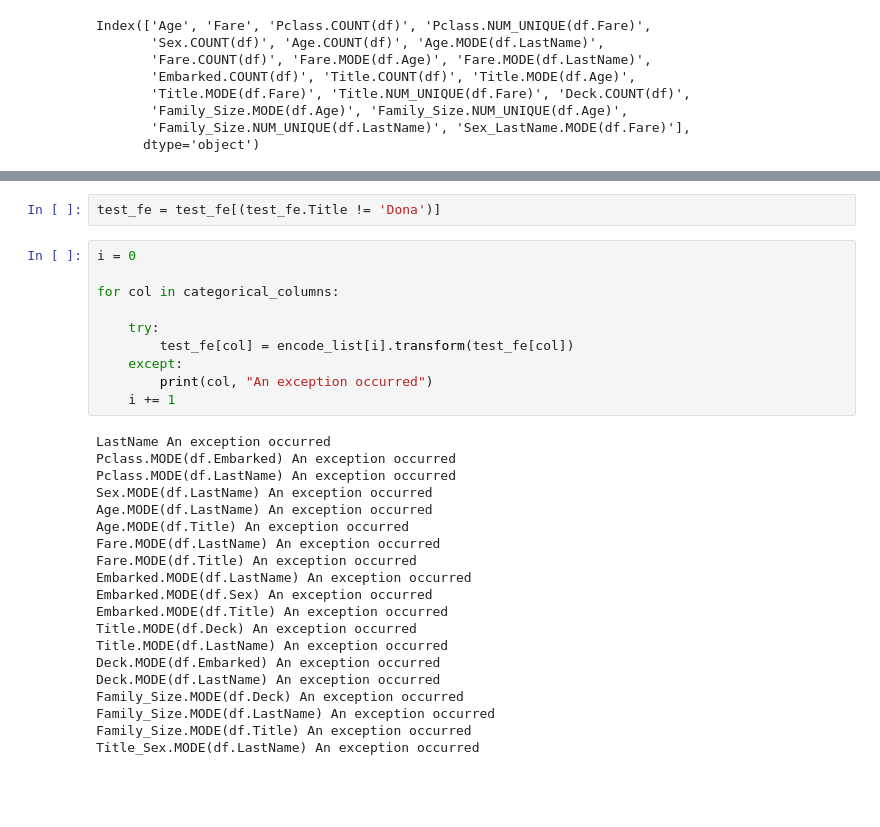
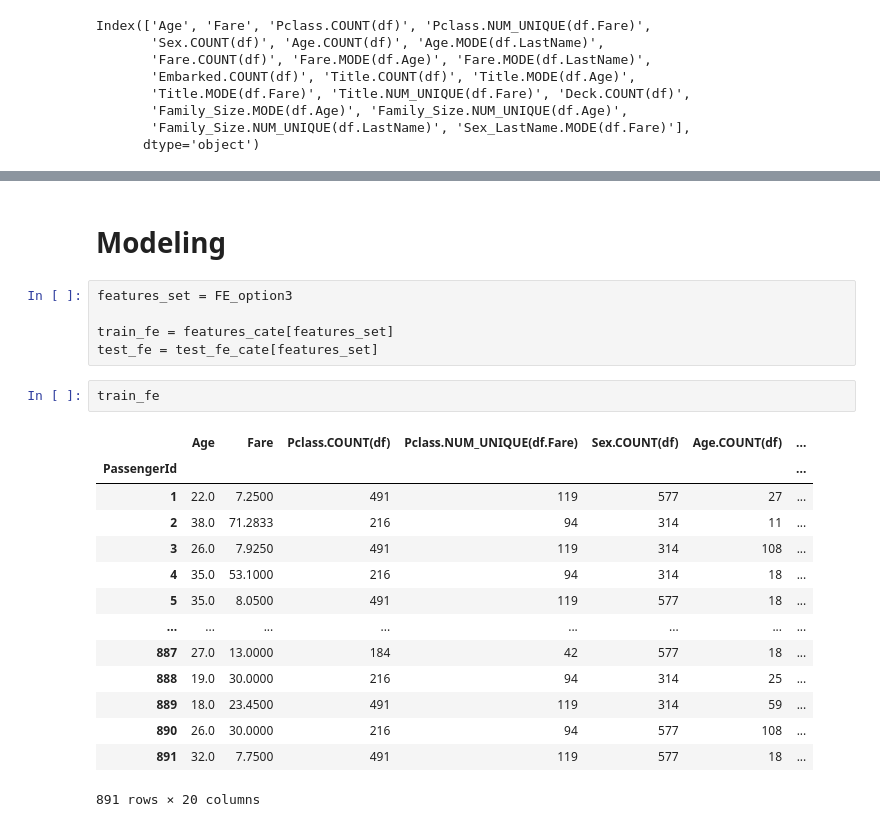
Before and after one commit to dongzhang84/Featuretools, a Jupyter notebook: Titanic_Featuretools_automation_1.ipynb, the cells around one changed output, grey strips where cells are left out. Cells and saved outputs as stored; diff of their text form; blank space fills up the shorter version.

```diff
--- a/Titanic_Featuretools_automation_1.ipynb
+++ b/Titanic_Featuretools_automation_1.ipynb
@@ -528,33 +561,25 @@ features[categorical_columns]
-# %%
-test_fe = test_fe[(test_fe.Title != 'Dona')]
-# %%
-i = 0
-
-for col in categorical_columns:
-
-    try:
-        test_fe[col] = encode_list[i].transform(test_fe[col])
-    except:
-        print(col, "An exception occurred")
-    i += 1
-# %% [output]
-LastName An exception occurred
-Pclass.MODE(df.Embarked) An exception occurred
-Pclass.MODE(df.LastName) An exception occurred
-Sex.MODE(df.LastName) An exception occurred
-Age.MODE(df.LastName) An exception occurred
-Age.MODE(df.Title) An exception occurred
-Fare.MODE(df.LastName) An exception occurred
-Fare.MODE(df.Title) An exception occurred
-Embarked.MODE(df.LastName) An exception occurred
-Embarked.MODE(df.Sex) An exception occurred
-Embarked.MODE(df.Title) An exception occurred
-Title.MODE(df.Deck) An exception occurred
-Title.MODE(df.LastName) An exception occurred
-Deck.MODE(df.Embarked) An exception occurred
-Deck.MODE(df.LastName) An exception occurred
-Family_Size.MODE(df.Deck) An exception occurred
-Family_Size.MODE(df.LastName) An exception occurred
-Family_Size.MODE(df.Title) An exception occurred
-Title_Sex.MODE(df.LastName) An exception occurred
+# %% [markdown]
+# Modeling
+# %%
+features_set = FE_option3
+
+train_fe = features_cate[features_set]
+test_fe = test_fe_cate[features_set]
+# %%
+train_fe
+# %% [output]
+|  | Age | Fare | Pclass.COUNT(df) | Pclass.NUM_UNIQUE(df.Fare) | Sex.COUNT(df) | Age.COUNT(df) | ... |
+| PassengerId |  |  |  |  |  |  | ... |
+| 1 | 22.0 | 7.2500 | 491 | 119 | 577 | 27 | ... |
+| 2 | 38.0 | 71.2833 | 216 | 94 | 314 | 11 | ... |
+| 3 | 26.0 | 7.9250 | 491 | 119 | 314 | 108 | ... |
+| 4 | 35.0 | 53.1000 | 216 | 94 | 314 | 18 | ... |
+| 5 | 35.0 | 8.0500 | 491 | 119 | 577 | 18 | ... |
+| ... | ... | ... | ... | ... | ... | ... | ... |
+| 887 | 27.0 | 13.0000 | 184 | 42 | 577 | 18 | ... |
+| 888 | 19.0 | 30.0000 | 216 | 94 | 314 | 25 | ... |
+| 889 | 18.0 | 23.4500 | 491 | 119 | 314 | 59 | ... |
+| 890 | 26.0 | 30.0000 | 216 | 94 | 577 | 108 | ... |
+| 891 | 32.0 | 7.7500 | 491 | 119 | 577 | 18 | ... |
+891 rows × 20 columns
 # %%
```
Also changed, not shown: parts of 31 cells of this notebook.
